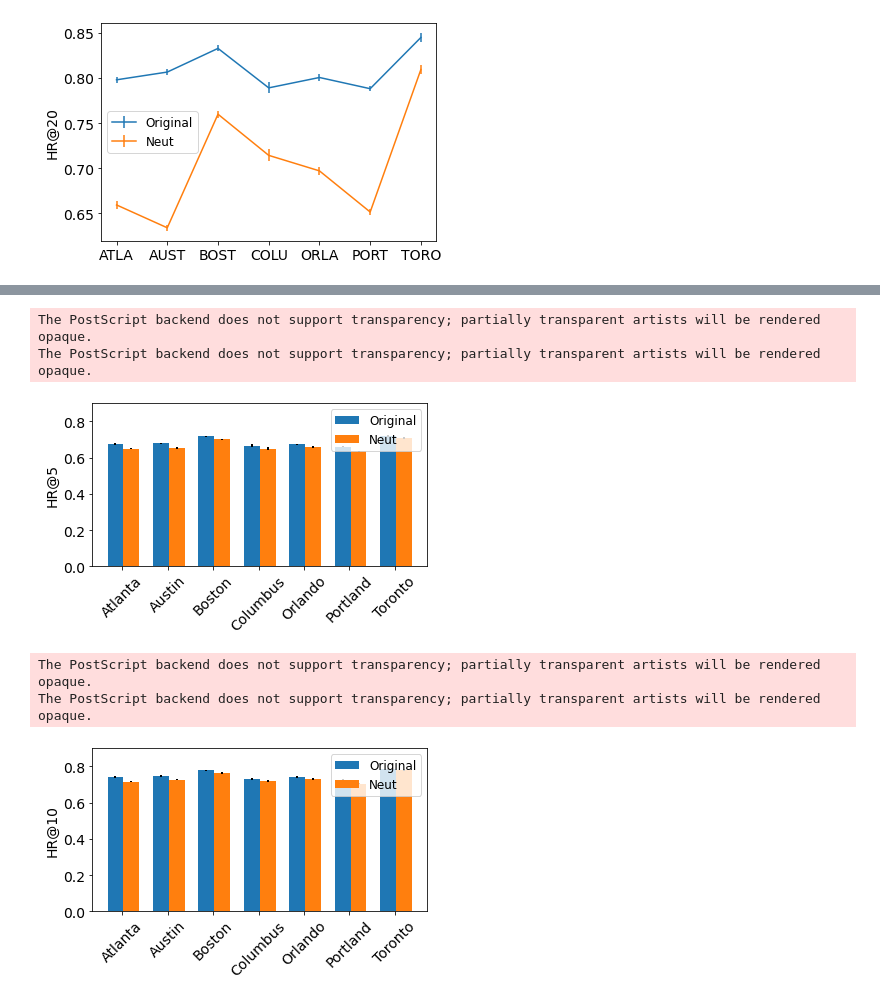
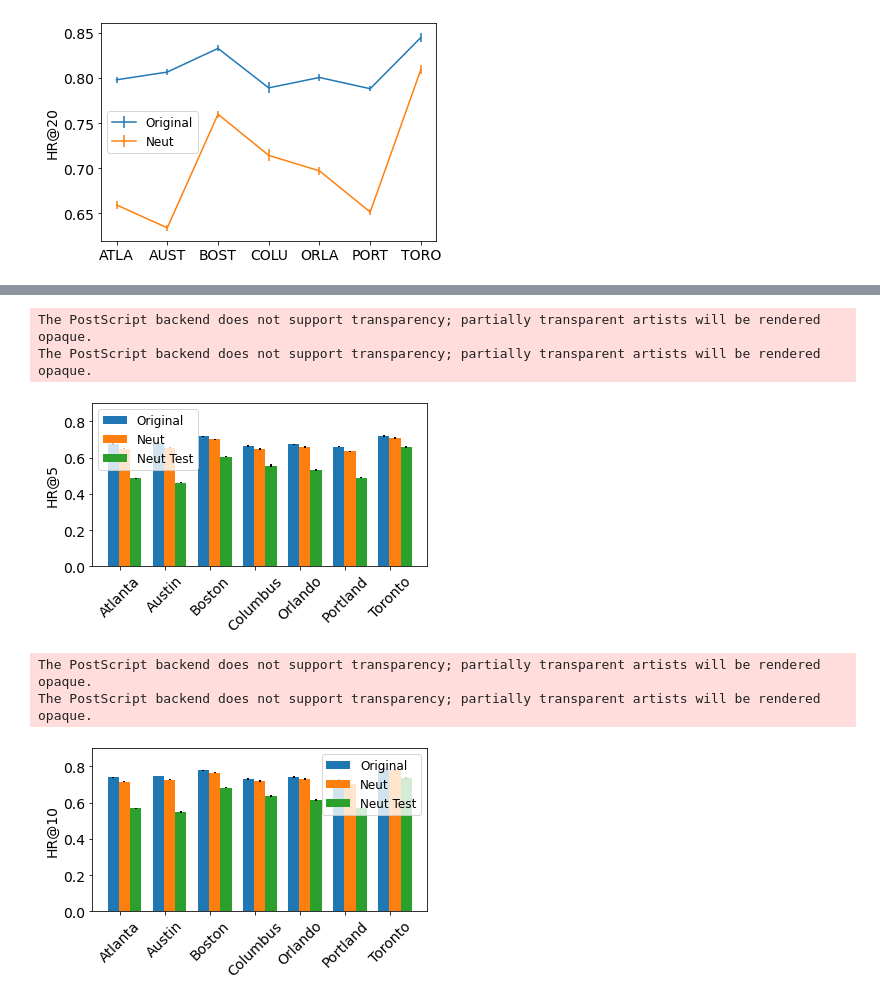
Before and after one commit to rbouadjenek/SIGIR22_LMRec, a Jupyter notebook: Analysis.ipynb, the cells around one changed output, grey strips where cells are left out. Cells and saved outputs as stored; diff of their text form; code cells hidden in the pictures.

```diff
--- a/Analysis.ipynb
+++ b/Analysis.ipynb
@@ -247,0 +268,24 @@ data_neut
+# %%
+data_neut_testset = pd.DataFrame(columns=['City','Precision', 'Recall', 'F1-Score',
+                             'Accuracy', 'Accuracy_err', 'MRR', 'MRR_err',
+                             'HR@5', 'HR@5_err', 'HR@10', 'HR@10_err',
+                             'HR@20', 'HR@20_err'])
+for city in predictions_neut_testset.keys():
+    y_true = ground_truth_neut_testset[city]
+    y_pred = predictions_neut_testset[city]
+    performance = metrics.get_performance(y_true, y_pred)
+    data_neut_testset = data_neut_testset.append(pd.DataFrame([[city,
+                                                performance['Precision'],
+                                                performance['Recall'],
+                                                performance['F1-Score'],
+                                                performance['Accuracy'][0], performance['Accuracy'][1],
+                                                performance['MRR'][0], performance['MRR'][1],
+                                                performance['HR@5'][0], performance['HR@5'][1],
+                                                performance['HR@10'][0], performance['HR@10'][1],
+                                                performance['HR@20'][0], performance['HR@20'][1]]],
+                                                columns=['City','Precision', 'Recall', 'F1-Score',
+                                                        'Accuracy', 'Accuracy_err', 'MRR', 'MRR_err',
+                                                        'HR@5', 'HR@5_err', 'HR@10', 'HR@10_err',
+                                                        'HR@20', 'HR@20_err']),ignore_index=True)
+
+data_neut_testset
@@ -473,43 +537,49 @@ fig = plt.figure(figsize=(6,3))
 ax = fig.add_subplot(111)
 
 ## necessary variables
-width = 0.35                      # the width of the bars
+width = 0.25                      # the width of the bars
 
 ## the bars
 x = np.array(range(len(data['City'])))
 y = np.array(data['HR@5'])
 yerr = np.array(data['HR@5_err'])
 rects1 = ax.bar(x, y, width,
                 yerr=yerr,
                 error_kw=dict(elinewidth=2,ecolor='black'))
 
 y = np.array(data_neut['HR@5'])
 yerr = np.array(data_neut['HR@5_err'])
 rects2 = ax.bar(x+width, y, width,
                     yerr=yerr,
                     error_kw=dict(elinewidth=2,ecolor='black'))
 
+y = np.array(data_neut_testset['HR@5'])
+yerr = np.array(data_neut_testset['HR@5_err'])
+rects3 = ax.bar(x+width+width, y, width,
+                    yerr=yerr,
+                    error_kw=dict(elinewidth=2,ecolor='black'))
+
 # axes and labels
 ax.set_ylim(0,0.9)
 ax.set_ylabel('HR@5')
 plt.xticks(x+0.15, np.array([x.capitalize() for x in data['City']]), rotation=45)
 
 
 ## add a legend
-ax.legend( (rects1[0], rects2[0]), ('Original', 'Neut') )
-plt.savefig('HR5_histo.eps', bbox_inches = 'tight')
+ax.legend( (rects1[0], rects2[0], rects3[0]), ('Original', 'Neut', 'Neut Test') )
+plt.savefig('HR5_histo_3bars.eps', bbox_inches = 'tight')
 
 plt.show()
 # %% [output]
 The PostScript backend does not support transparency; partially transparent artists will be rendered opaque.
 The PostScript backend does not support transparency; partially transparent artists will be rendered opaque.
-[figure, old version]
+[figure, new version]
 # %%
 fig = plt.figure(figsize=(6,3))
 ax = fig.add_subplot(111)
 
 ## necessary variables
-width = 0.35                      # the width of the bars
+width = 0.25                      # the width of the bars
 
 ## the bars
 x = np.array(range(len(data['City'])))
@@ -525,20 +595,26 @@ rects2 = ax.bar(x+width, y, width,
                     yerr=yerr,
                     error_kw=dict(elinewidth=2,ecolor='black'))
 
+y = np.array(data_neut_testset['HR@10'])
+yerr = np.array(data_neut_testset['HR@10_err'])
+rects3 = ax.bar(x+width+width, y, width,
+                    yerr=yerr,
+                    error_kw=dict(elinewidth=2,ecolor='black'))
+
 # axes and labels
 ax.set_ylim(0,0.9)
 ax.set_ylabel('HR@10')
 plt.xticks(x+0.15, np.array([x.capitalize() for x in data['City']]), rotation=45)
 
 ## add a legend
-ax.legend( (rects1[0], rects2[0]), ('Original', 'Neut') )
-plt.savefig('HR10_histo.eps', bbox_inches = 'tight')
+ax.legend( (rects1[0], rects2[0], rects3[0]), ('Original', 'Neut', 'Neut Test') )
+plt.savefig('HR10_histo_3bars.eps', bbox_inches = 'tight')
 
 plt.show()
 # %% [output]
 The PostScript backend does not support transparency; partially transparent artists will be rendered opaque.
 The PostScript backend does not support transparency; partially transparent artists will be rendered opaque.
-[figure, old version]
+[figure, new version]
 # %%
 fig = plt.figure(figsize=(6,3))
 ax = fig.add_subplot(111)
```
Also changed, not shown: parts of 10 cells of this notebook.
